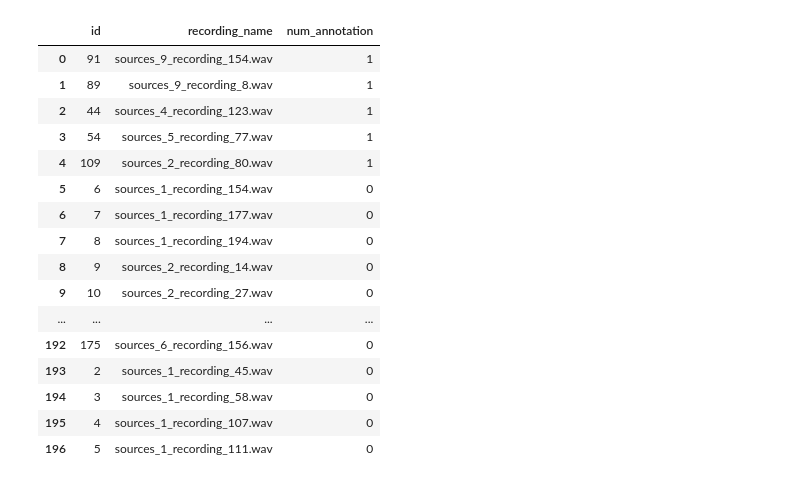
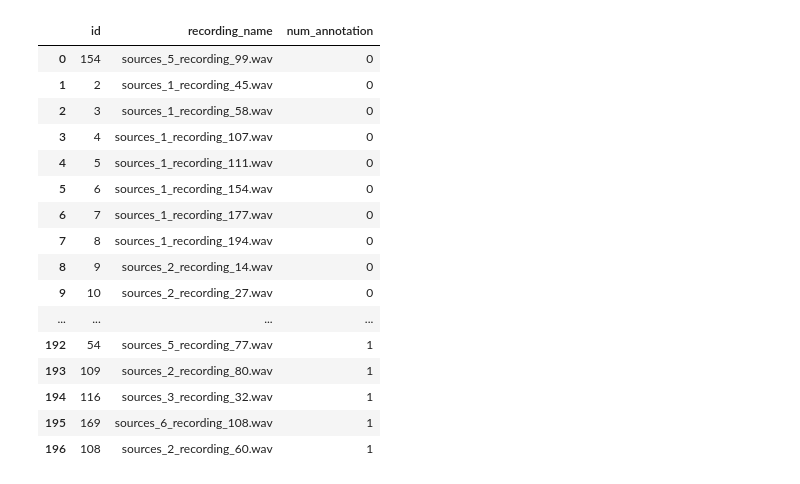
Before and after one commit to ANNIZHENG/Temp-Annotation-Interface, a Jupyter notebook: database/db.ipynb, the cells around one changed output. Cells and saved outputs as stored; diff of their text form; code cells hidden in the pictures.

```diff
--- a/database/db.ipynb
+++ b/database/db.ipynb
@@ -57,21 +44,21 @@ pd.read_sql('''select * from "Recording" where id = 83 or id = 193''',eng).to_cs
 # %%
-pd.read_sql('''select id, recording_name, num_annotation from "Recording" order by num_annotation desc''',eng)
+pd.read_sql('''select id, recording_name, num_annotation from "Recording" order by num_annotation asc''',eng)
  # THIS STORES THE ORIGINAL RECORDING TABLE
 # %% [output]
 |  | id | recording_name | num_annotation |
-| 0 | 91 | sources_9_recording_154.wav | 1 |
-| 1 | 89 | sources_9_recording_8.wav | 1 |
-| 2 | 44 | sources_4_recording_123.wav | 1 |
-| 3 | 54 | sources_5_recording_77.wav | 1 |
-| 4 | 109 | sources_2_recording_80.wav | 1 |
+| 0 | 154 | sources_5_recording_99.wav | 0 |
+| 1 | 2 | sources_1_recording_45.wav | 0 |
+| 2 | 3 | sources_1_recording_58.wav | 0 |
+| 3 | 4 | sources_1_recording_107.wav | 0 |
+| 4 | 5 | sources_1_recording_111.wav | 0 |
 | 5 | 6 | sources_1_recording_154.wav | 0 |
 | 6 | 7 | sources_1_recording_177.wav | 0 |
 | 7 | 8 | sources_1_recording_194.wav | 0 |
 | 8 | 9 | sources_2_recording_14.wav | 0 |
 | 9 | 10 | sources_2_recording_27.wav | 0 |
 | ... | ... | ... | ... |
-| 192 | 175 | sources_6_recording_156.wav | 0 |
-| 193 | 2 | sources_1_recording_45.wav | 0 |
-| 194 | 3 | sources_1_recording_58.wav | 0 |
-| 195 | 4 | sources_1_recording_107.wav | 0 |
-| 196 | 5 | sources_1_recording_111.wav | 0 |
+| 192 | 54 | sources_5_recording_77.wav | 1 |
+| 193 | 109 | sources_2_recording_80.wav | 1 |
+| 194 | 116 | sources_3_recording_32.wav | 1 |
+| 195 | 169 | sources_6_recording_108.wav | 1 |
+| 196 | 108 | sources_2_recording_60.wav | 1 |
```
Also changed, not shown: parts of 5 cells of this notebook, 8 other files.
